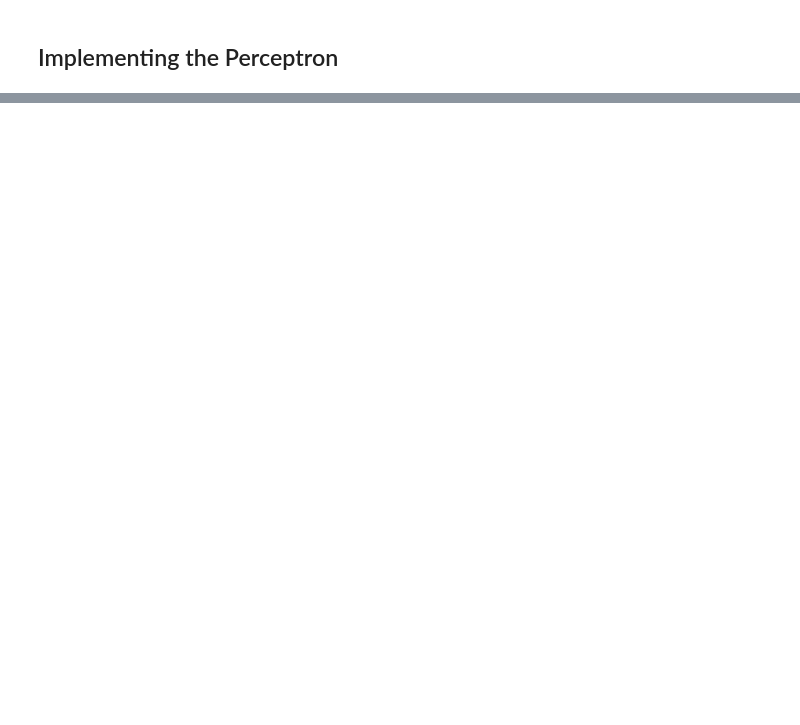
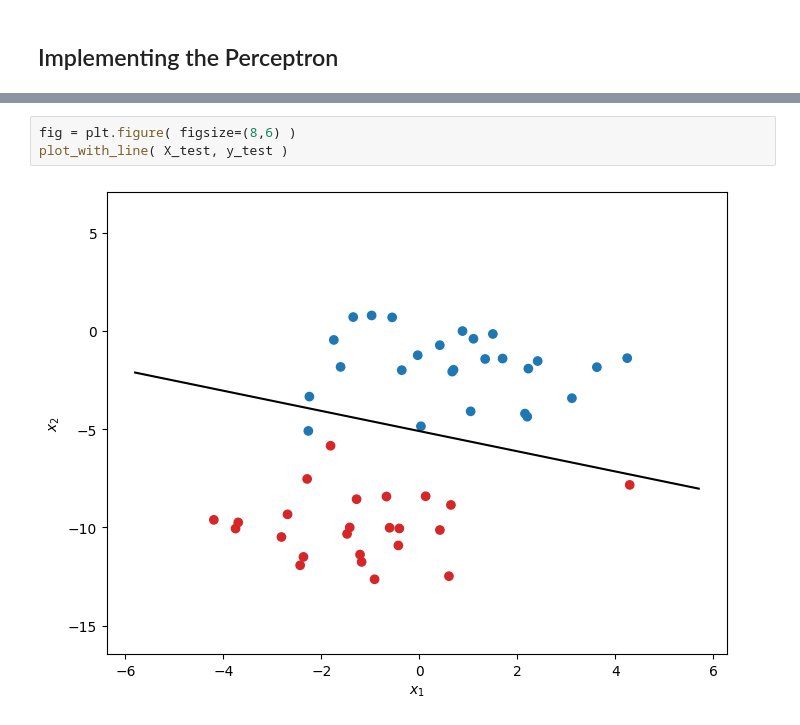
Before and after one commit to clemencia/ML4Physics, a Jupyter notebook: 03-Building_Perceptron_from_scratch.ipynb, the cells around one changed output, grey strips where cells are left out. Drawn from its saved outputs; the diff is of its cells as text; blank space fills up the shorter version.

```diff
--- a/03-Building_Perceptron_from_scratch.ipynb
+++ b/03-Building_Perceptron_from_scratch.ipynb
@@ -139,0 +163,5 @@ plt.ylim([x2_min - 3, x2_max + 3])
+# %%
+fig = plt.figure( figsize=(8,6) )
+plot_with_line( X_test, y_test )
+# %% [output]
+[figure, added]
```
Also changed, not shown: parts of 10 cells of this notebook.
